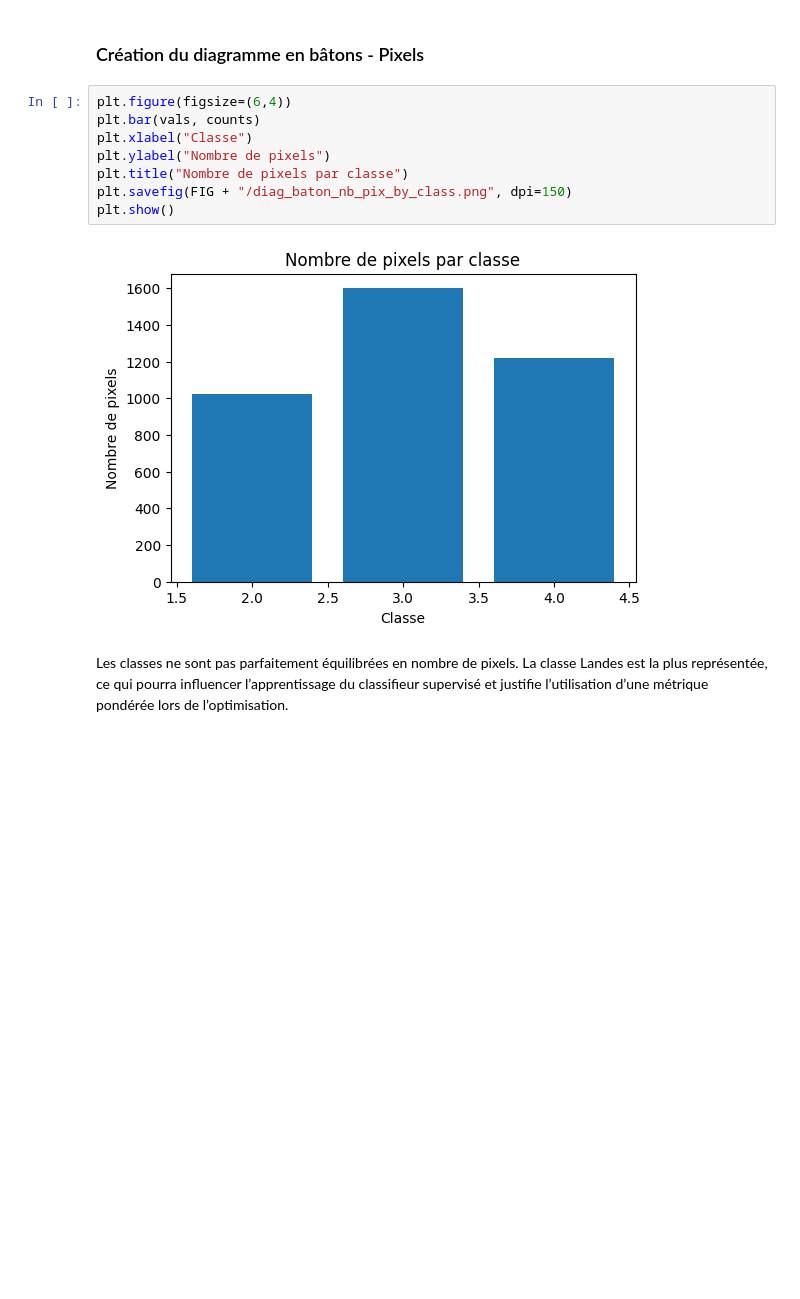
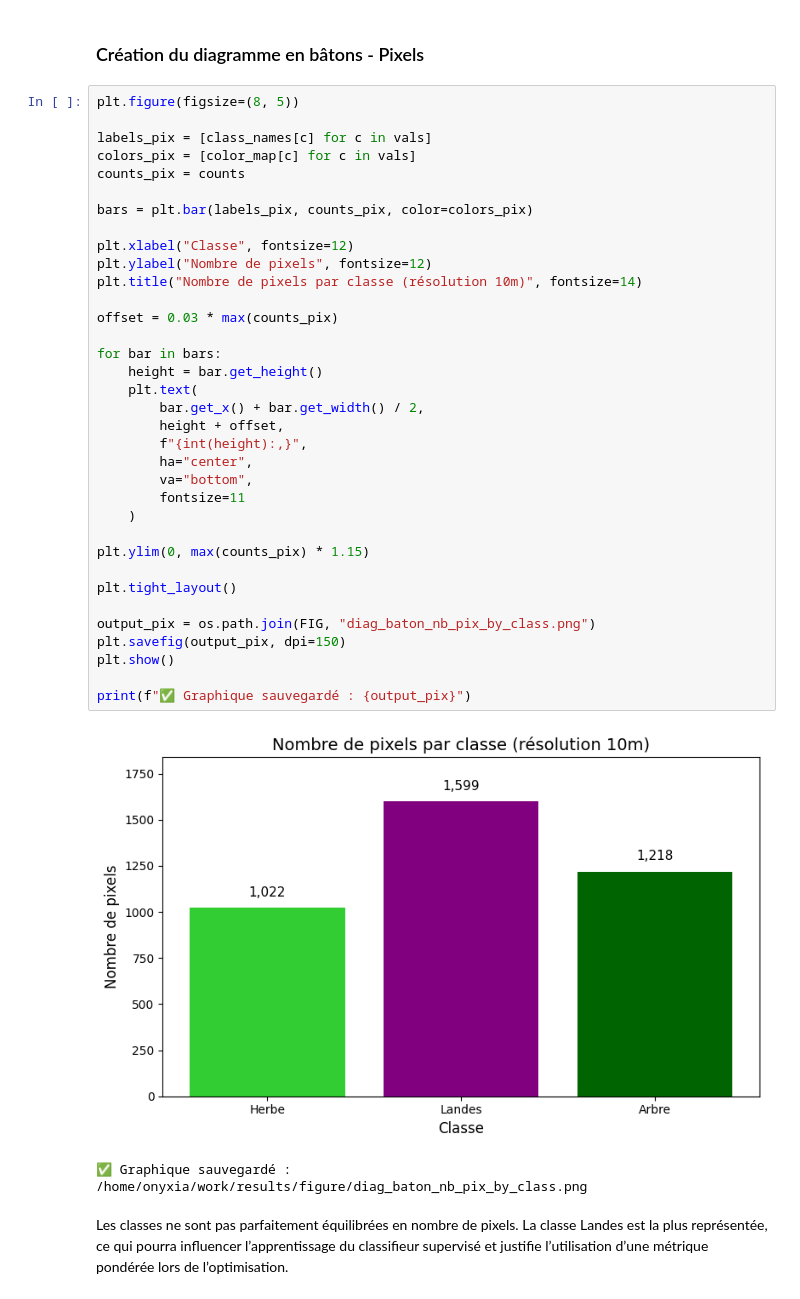
Before and after one commit to diallodjiby/projet_teledectection_DIALLO_Djiby, a Jupyter notebook: projet_telea_DIALLO_Djiby.ipynb, the cells around one changed output. Drawn from its saved outputs; the diff is of its cells as text; blank space fills up the shorter version.

```diff
--- a/projet_telea_DIALLO_Djiby.ipynb
+++ b/projet_telea_DIALLO_Djiby.ipynb
@@ -177,15 +255,43 @@ Classe 4 : 1218 pixels
 # %% [markdown]
 ### Création du diagramme en bâtons - Pixels
 # %%
-plt.figure(figsize=(6,4))
-plt.bar(vals, counts)
-plt.xlabel("Classe")
-plt.ylabel("Nombre de pixels")
-plt.title("Nombre de pixels par classe")
-plt.savefig(FIG + "/diag_baton_nb_pix_by_class.png", dpi=150)
+plt.figure(figsize=(8, 5))
+
+labels_pix = [class_names[c] for c in vals]
+colors_pix = [color_map[c] for c in vals]
+counts_pix = counts
+
+bars = plt.bar(labels_pix, counts_pix, color=colors_pix)
+
+plt.xlabel("Classe", fontsize=12)
+plt.ylabel("Nombre de pixels", fontsize=12)
+plt.title("Nombre de pixels par classe (résolution 10m)", fontsize=14)
+
+offset = 0.03 * max(counts_pix)
+
+for bar in bars:
+    height = bar.get_height()
+    plt.text(
+        bar.get_x() + bar.get_width() / 2,
+        height + offset,
+        f"{int(height):,}",
+        ha="center",
+        va="bottom",
+        fontsize=11
+    )
+
+plt.ylim(0, max(counts_pix) * 1.15)
+
+plt.tight_layout()
+
+output_pix = os.path.join(FIG, "diag_baton_nb_pix_by_class.png")
+plt.savefig(output_pix, dpi=150)
 plt.show()
+
+print(f"✅ Graphique sauvegardé : {output_pix}")
 # %% [output]
-[figure, old version]
+[figure, new version]
+✅ Graphique sauvegardé : /home/onyxia/work/results/figure/diag_baton_nb_pix_by_class.png
 # %% [markdown]
 Les classes ne sont pas parfaitement équilibrées en nombre de pixels. La classe Landes est la plus représentée, ce qui pourra influencer l’apprentissage du classifieur supervisé et justifie l’utilisation d’une métrique pondérée lors de l’optimisation.
 # %% [markdown]
```
Also changed, not shown: parts of 42 cells of this notebook, 1 other file.
